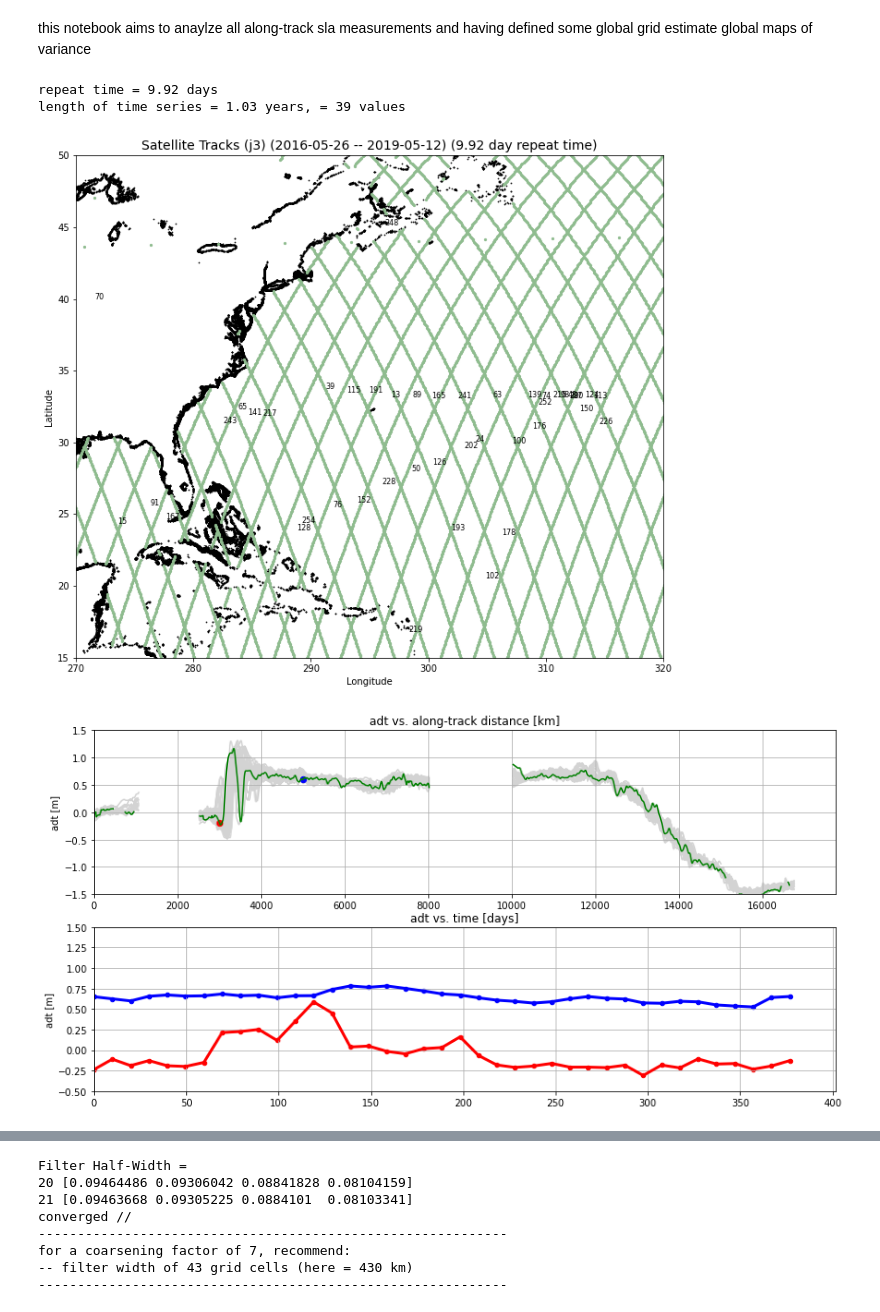
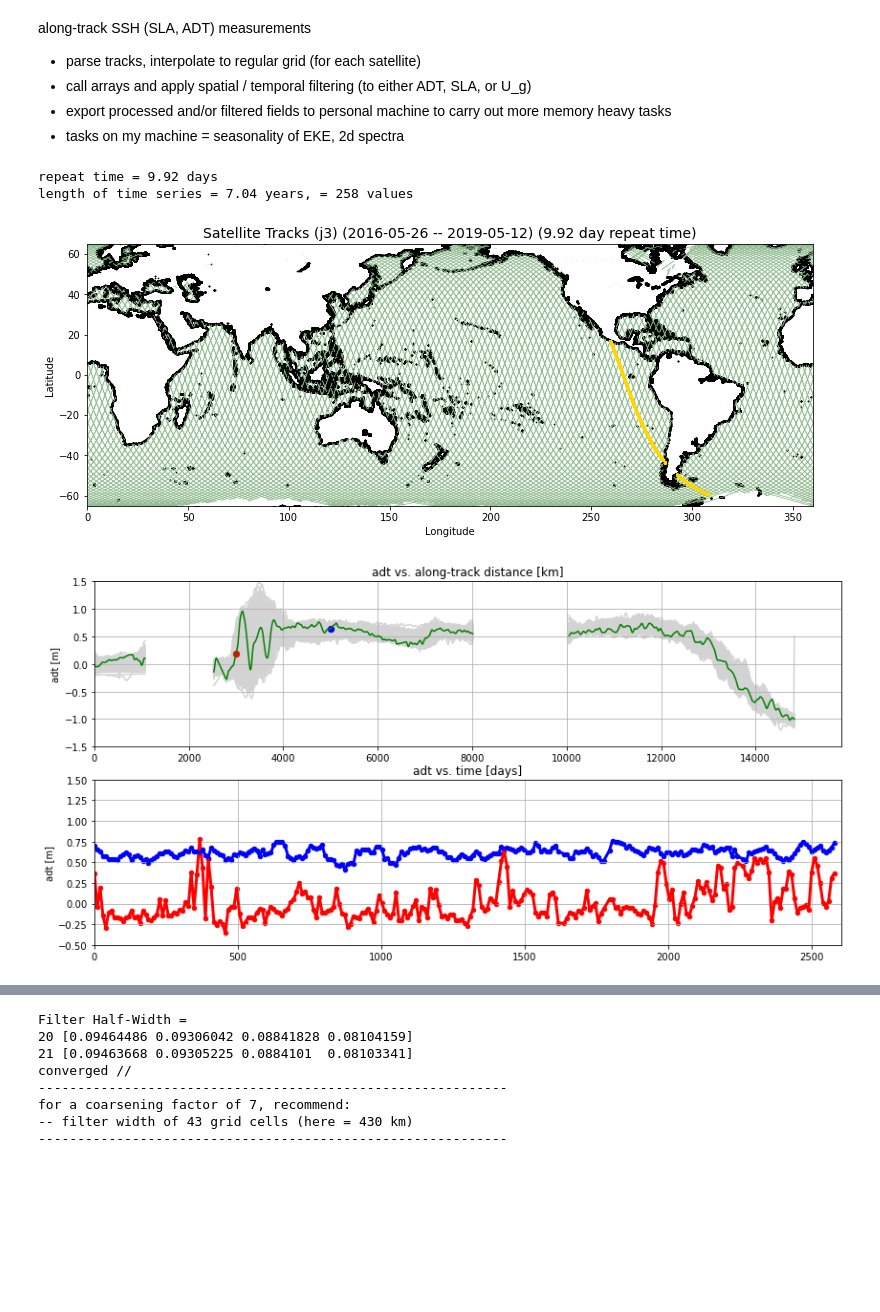
Before and after one commit to ocean-eddy-cpt/WP1T2-2D-EKE-Analysis, a Jupyter notebook: global_along_track.ipynb, the cells around one changed output, grey strips where cells are left out. Drawn from its saved outputs; the diff is of its cells as text; code cells hidden in the pictures; blank space fills up the shorter version.

```diff
--- a/global_along_track.ipynb
+++ b/global_along_track.ipynb
@@ -1,3 +1,8 @@
-# %% [markdown]
-this notebook aims to anaylze all along-track sla measurements and having defined some global grid estimate global maps of variance
+# %% [markdown]
+along-track SSH (SLA, ADT) measurements
+
+- parse tracks, interpolate to regular grid (for each satellite)
+- call arrays and apply spatial / temporal filtering (to either ADT, SLA, or U_g)
+- export processed and/or filtered fields to personal machine to carry out more memory heavy tasks
+- tasks on my machine = seasonality of EKE, 2d spectra
 # %%
@@ -47,14 +54,13 @@ lat_n = 65
 # %%
 # ------------------------------------------------------------------------------------------------
 # -- LOAD -- parsed data (gridded and interpolated in time) -- from initial_processing.ipynb
-# this is really the starting point
-# (the above two cells only need to be run once to create the file(s) to be loaded here)
+# load file created by initial_processing (data have been spatially and temporally gridded and desired nans interpolated)
 load_sat = pickle.load(open(this_sat + '/' + this_sat +'_parsed_tracks.p', 'rb'))
 load_sat2 = pickle.load(open(this_sat + '/' + this_sat +'_parsed_tracks_adt_interp_time_only.p', 'rb'))
 lon_t = load_sat['lon_t']
 lat_t = load_sat['lat_t']
 track_t = load_sat['track_t']
-adt = load_sat['adt']
+adt = load_sat2['adt']
 # sla = load_sat['sla']
 dist = load_sat['dist']
 lon_record = load_sat['lon_record']
@@ -63,18 +69,17 @@ time_record = load_sat['time_record']
 track_record = load_sat['track_record']
 # ------------------------------------------------------------------------------------------------
 # %%
-# time index check (what fraction of year or how many years do we want to consider)
+# time index check (what fraction of year or how many years do we want to consider...saves computational time)
 # ******************************************
-time_cutoff = len(time_record[0]) - 70  # 54  (j2 = 129)
+time_cutoff = len(time_record[0]) - 20  # 54  (j2 = 129)
 # ******************************************
 repeat_time = (time_record[0][1] - time_record[0][0])/(60*60*24)
 print('repeat time = ' + str(np.round(repeat_time,2)) + ' days')
 year_frac = ((time_record[0][0:time_cutoff] - time_record[0][0])/(60*60*24))/365
 print('length of time series = ' + str(np.round(year_frac[-1], 2)) + ' years, = ' + str(len(year_frac)) + ' values')
 
-# SUBSET BY TIME
-# if desired subset tracks by desired time window to speed up computation time
-subset = 1
+# SUBSET BY TIME (subset each track by desired time indices to speed up computation time)
+subset = 1 # (yes/no)
 if subset:
     sub_time_ind = range(0, time_cutoff)  # (j3=38) (s3a = 20)
     adt_t_win = []
@@ -82,7 +87,7 @@ if subset:
     time_t_win = []
     for i in tqdm(range(len(track_record))):
         adt_t_win.append(adt[i][sub_time_ind, :])
-        # sla_t_win.append(sla[i][sub_time_ind, :])  # interpolated nans at cutoff of choice
+        # because I principally care about ADT --> geostrophic velocity, I do not save SLA...compute it here from shorter time mean of ADT
         sla_t_win.append(adt[i][sub_time_ind, :] - np.nanmean(adt[i][sub_time_ind, :], axis=0))
         time_t_win.append(time_record[i][sub_time_ind])
 else:
@@ -100,63 +105,62 @@ for i in tqdm(range(len(adt_t_win))):
     adt_sq.append(adt_t_win[i]**2)
 # %% [output]
 repeat time = 9.92 days
-length of time series = 1.03 years, = 39 values
+length of time series = 7.04 years, = 258 values
 # %%
-# figure of all tracks and their number (for refence when selecting single track)
-t_i = np.array([2])  # s3a 33 # en 3 # J2 24,33,124,176,200 # TP 13,15,23 # AL 2, 549  # np.float64(191)  # G2 61, 471
-pass_index = 5
-save_f = 0
-good_indi_dist = np.where(track_record == t_i)[0][0]
-xmax = 5000
-zoom_view = 1
+# FIGURE - Satellite Tracks and ID (refence when selecting single track)
+t_i = np.array([2])                                   # TRACK NO: s3a: 33 # en: 3 # J2: 24,33,124,176,200 # TP: 13,15,23 # AL: 2,549 # G2: 61,471
+pass_index = 5                                        # cycle number
+save_f = 0                                            # save figure toggle
+good_indi_dist = np.where(track_record == t_i)[0][0]  # index of desired track
+zoom_view = 0                                         # toggle to select smaller domain in with clearer track numbers
 if zoom_view:
     z_lon_w = 270
     z_lon_e = 320
     z_lat_s = 15
     z_lat_n = 50
     inn = np.where((lon_t > z_lon_w) & (lon_t < z_lon_e) & (lat_t > z_lat_s) & (lat_t < z_lat_n))[0]
     # tracks that fall within this box
     [ci, ai, bi] = np.intersect1d(track_record, np.unique(track_t[inn]), return_indices=True)
-
+# PLOT
 f, ax = plt.subplots(1, 1, figsize = (13, 10))
 ax.scatter(x4['lon'].values, x4['lat'].values, s=0.5, color='k')
 if zoom_view:
     for i in range(len(ai)):
         ax.scatter(lon_record[ai[i]], lat_record[ai[i]], s=5, color='#8FBC8F')
         ax.text(np.nanmedian(lon_record[ai[i]][(lon_record[ai[i]] > z_lon_w) & (lon_record[ai[i]] < z_lon_e)]), \
                 np.nanmedian(lat_record[ai[i]][(lat_record[ai[i]] > z_lat_s) & (lat_record[ai[i]] < z_lat_n)]), \
                 str(np.int(track_record[ai[i]])), fontsize=8)
 else:
     for i in range(len(lon_record)):
         ax.scatter(lon_record[i], lat_record[i], s=0.01, color='#8FBC8F')
 
 ax.scatter(lon_record[good_indi_dist], lat_record[good_indi_dist], s=4, color='#FFD700')
 ax.set_xlabel('Longitude')
 ax.set_ylabel('Latitude')
-ax.set_title('Satellite Tracks (' + this_sat + ')' + \
-             ' (' + str(datetime.utcfromtimestamp(time_record[0][0]))[0:10] + \
-             ' -- ' + str(datetime.utcfromtimestamp(time_record[0][-1]))[0:10] + \
-             ') (' + str(np.round(repeat_time,2)) + ' day repeat time)', fontsize=14)
+ax.set_title('Satellite Tracks (' + this_sat + ')' + ' (' + str(datetime.utcfromtimestamp(time_record[0][0]))[0:10] + \
+             ' -- ' + str(datetime.utcfromtimestamp(time_record[0][-1]))[0:10] + ') (' + str(np.round(repeat_time,2)) + ' day repeat time)', fontsize=14)
 if zoom_view:
     ax.set_xlim([z_lon_w, z_lon_e])
     ax.set_ylim([z_lat_s, z_lat_n])
 else:
     ax.set_xlim([lon_w, lon_e])
     ax.set_ylim([lat_s, lat_n])
-w = 1 / np.cos(np.deg2rad(35))
+w = 1 / np.cos(np.deg2rad(np.nanmean([lat_s, lat_n])))
 ax.set_aspect(w)
 plt.show()
-# f.savefig(this_sat + '_track_map_global', dpi=250)
+if save_f:
+    f.savefig(this_sat + '_track_map_global', dpi=250)
 # %% [output]
-[figure, old version]
+[figure, new version]
 # %%
-# PLOT sample ADT along a single track
-t_i = np.array([24])  # s3a 33? # en 3 # J2 24,33,124,200 # TP 13,15,23 # AL 2  # np.float64(191)  # G2 61, 471
-pass_x = 300
-pass_x_2 = 500
-pass_t = 2
+# FIGURE: sample ADT along a single track w/ temporal variability
+t_i = np.array([24])   # TRACK NO: s3a: 33 # en: 3 # J2: 24,33,124,176,200 # TP: 13,15,23 # AL: 2,549 # G2: 61,471
+pass_x = 300           # along-track location to consider time series
+pass_x_2 = 500         # along-track location to consider time series
+pass_t = 2             # cycle number
+xmax = 18000           # plot, horizontal axis limit
 gid = np.where(track_record == t_i)[0][0]
-# plot space and time variability along one track at one location
+# PLOT
 f, (ax2, ax1) = plt.subplots(2,1,figsize=(14,7))
 ax1.plot((time_t_win[gid] - time_t_win[gid][0])/(60*60*24), adt_t_win[gid][:, pass_x], linewidth=3, color='r')
 ax1.scatter((time_t_win[gid] - time_t_win[gid][0])/(60*60*24), adt_t_win[gid][:, pass_x], s=20, color='r')
@@ -168,7 +172,6 @@ ax1.set_ylabel('adt [m]')
 ax1.set_ylim([-0.5, 1.5])
 ax1.set_xlim([0, (time_t_win[gid][-1] - time_t_win[gid][0])/(60*60*24) + 25])
 
-# ax2.plot(dist[gid], sla_t_win[gid][pass_t, :], linewidth=3, zorder=1)
 for i in range(np.shape(adt_t_win[gid])[0]):
     ax2.plot(dist[gid], adt_t_win[gid][i, :], color='#D3D3D3', zorder=1)
 ax2.plot(dist[gid], adt_t_win[gid][pass_t, :], color='g', zorder=2)
@@ -184,5 +187,5 @@ ax2.grid()
 plt.show()
 # f.savefig(this_sat + '_sample_adt_space_time', dpi=250)
 # %% [output]
-[figure, old version]
+[figure, new version]
 # %%
```
Also changed, not shown: parts of 33 cells of this notebook, 1 other file.
